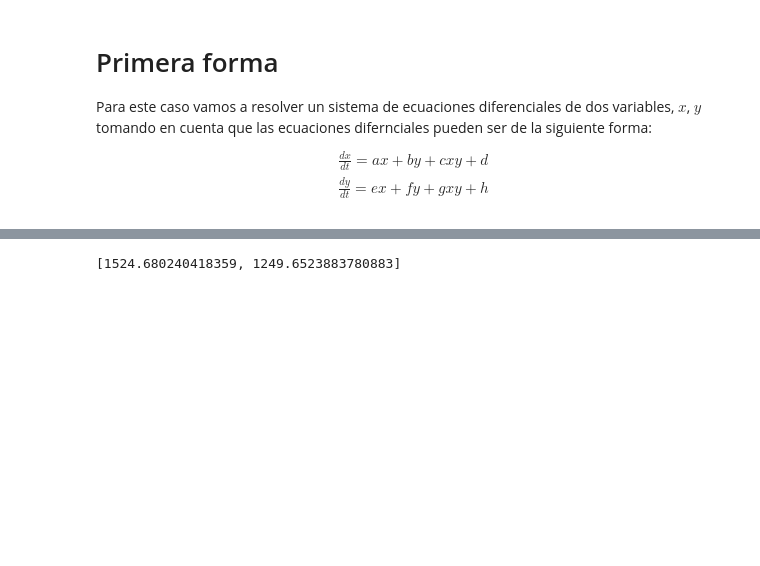
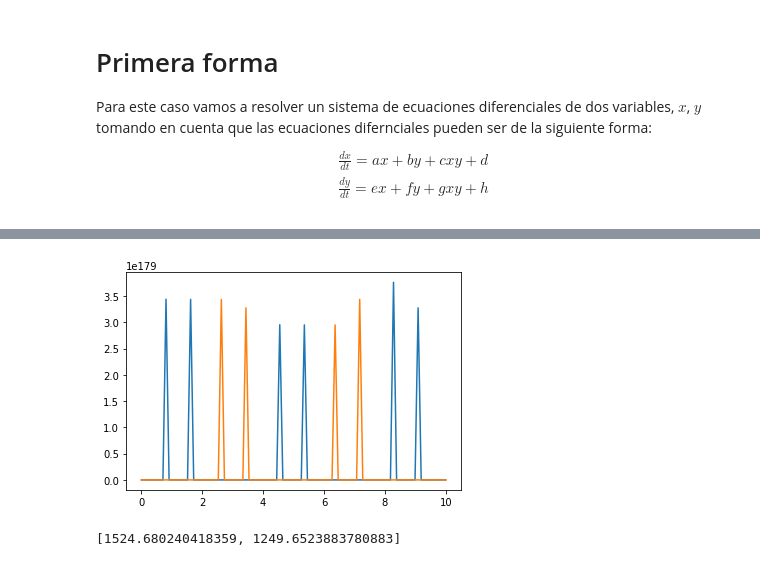
Before and after one commit to RafaSanCed/Tesis-Maestria, a Jupyter notebook: Creación de bases de datos.ipynb, the cells around one changed output, grey strips where cells are left out. Cells and saved outputs as stored; diff of their text form; code cells hidden in the pictures; blank space fills up the shorter version.

```diff
--- a/Creación de bases de datos.ipynb
+++ b/Creación de bases de datos.ipynb
@@ -55,3 +55,42 @@ plt.show()
+# %%
+def odes(sol,t):
+    #constantes
+    a=1.
+    b=1.
+    c=1.
+    d=random.uniform(0,1)
+    e=random.uniform(0,1)
+    f=random.uniform(0,1)
+    g=random.uniform(0,1)
+    h=random.uniform(0,1)
+
+    #asignar a cada ODE a un elemento de vector
+    x=sol[0]
+    y=sol[1]
+
+    #definimos cada ODE
+    dxdt=a*x+b*y+c*x*y+d
+    dydt=e*x+f*y+g*x*y+h
+
+    return [dxdt,dydt]
+
+#Definimos las condiciones iniciales
+
+ic=[3.,2.]
+
+#Declaramos el vector de tiempo
+t=np.linspace(0,10,100)
+sol=odeint(odes,ic,t)
+
+x=sol[:,0]
+y=sol[:,1]
+
+#Graficamos
+plt.plot(t,x)
+plt.plot(t,y)
+plt.show()
+# %% [output]
+[figure, added]
 # %%
 def odes(sol,t):
     #constantes
```
Also changed, not shown: parts of 4 cells of this notebook.
